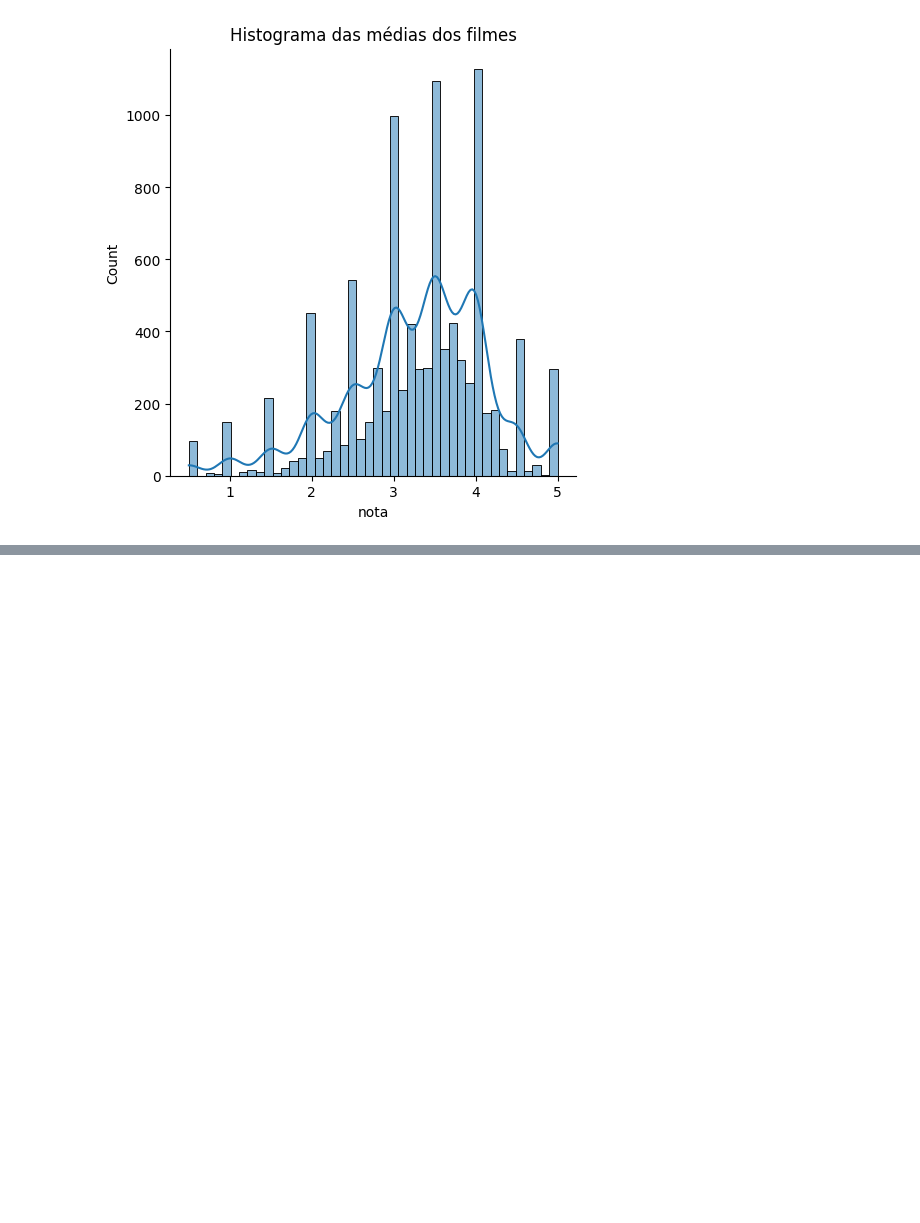
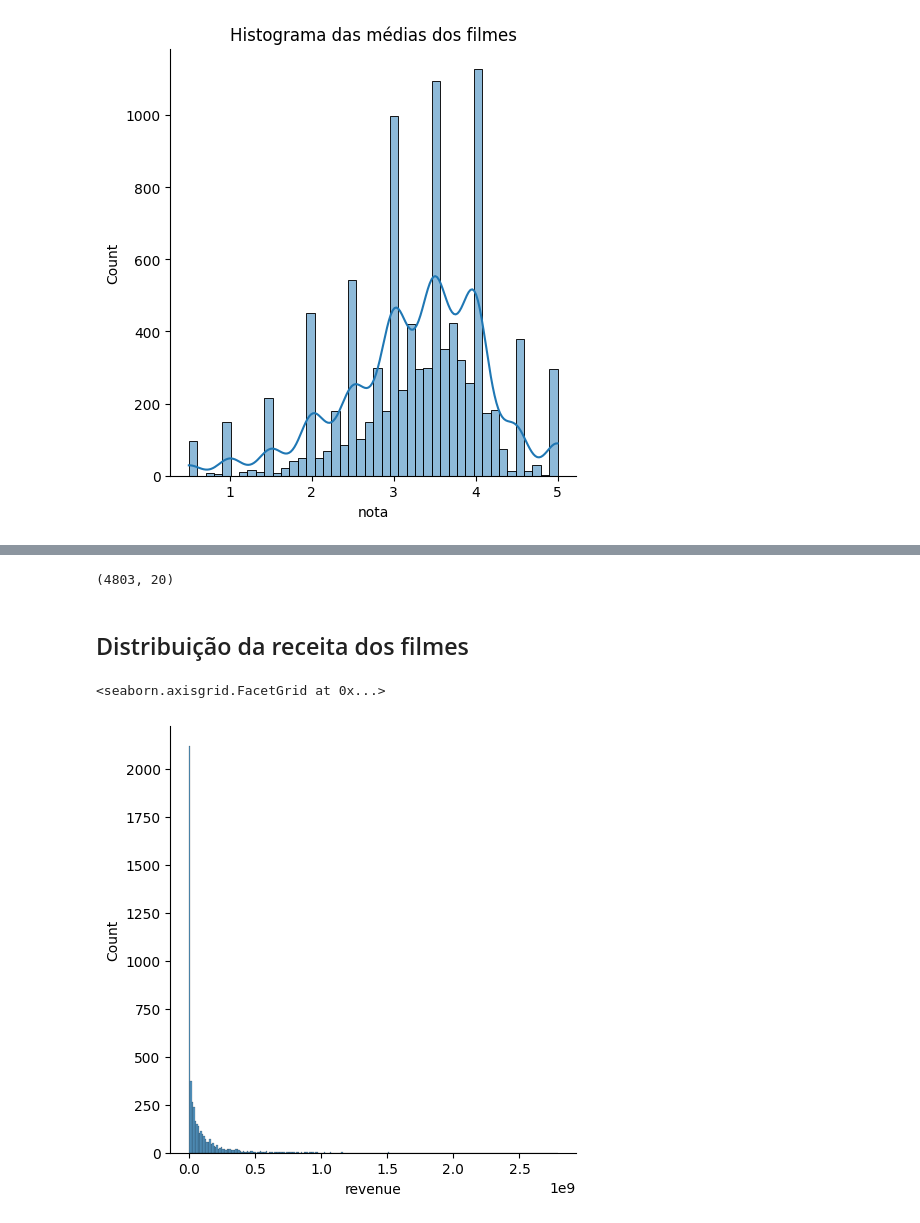
Before and after one commit to orlandojsjunior/Data_Science-explorando_e_analisando_dados, a Jupyter notebook: Explorando_e_analisando_dados.ipynb, the cells around one changed output, grey strips where cells are left out. Drawn from its saved outputs; the diff is of its cells as text; code cells hidden in the pictures; blank space fills up the shorter version.

Commit message:
Update - Aula 3 - Atividade 2 Explorando a base do TMDB

```diff
--- a/Explorando_e_analisando_dados.ipynb
+++ b/Explorando_e_analisando_dados.ipynb
@@ -290,0 +296,4 @@ Text(0.5, 1.0, 'Histograma das médias dos filmes')
+# %%
+tmdb = pd.read_csv("https://raw.githubusercontent.com/orlandojsjunior/Data_Science-explorando_e_analisando_dados/main/Dados/tmdb_5000_movies.csv")
+
+tmdb.head()
@@ -290,0 +315,11 @@ Text(0.5, 1.0, 'Histograma das médias dos filmes')
+# %%
+tmdb.shape
+# %% [output]
+(4803, 20)
+# %% [markdown]
+## Distribuição da receita dos filmes
+# %%
+sns.displot(tmdb["revenue"])
+# %% [output]
+<seaborn.axisgrid.FacetGrid at 0x...>
+[figure, added]
```
Also changed, not shown: parts of 15 cells of this notebook, 1 other file.
